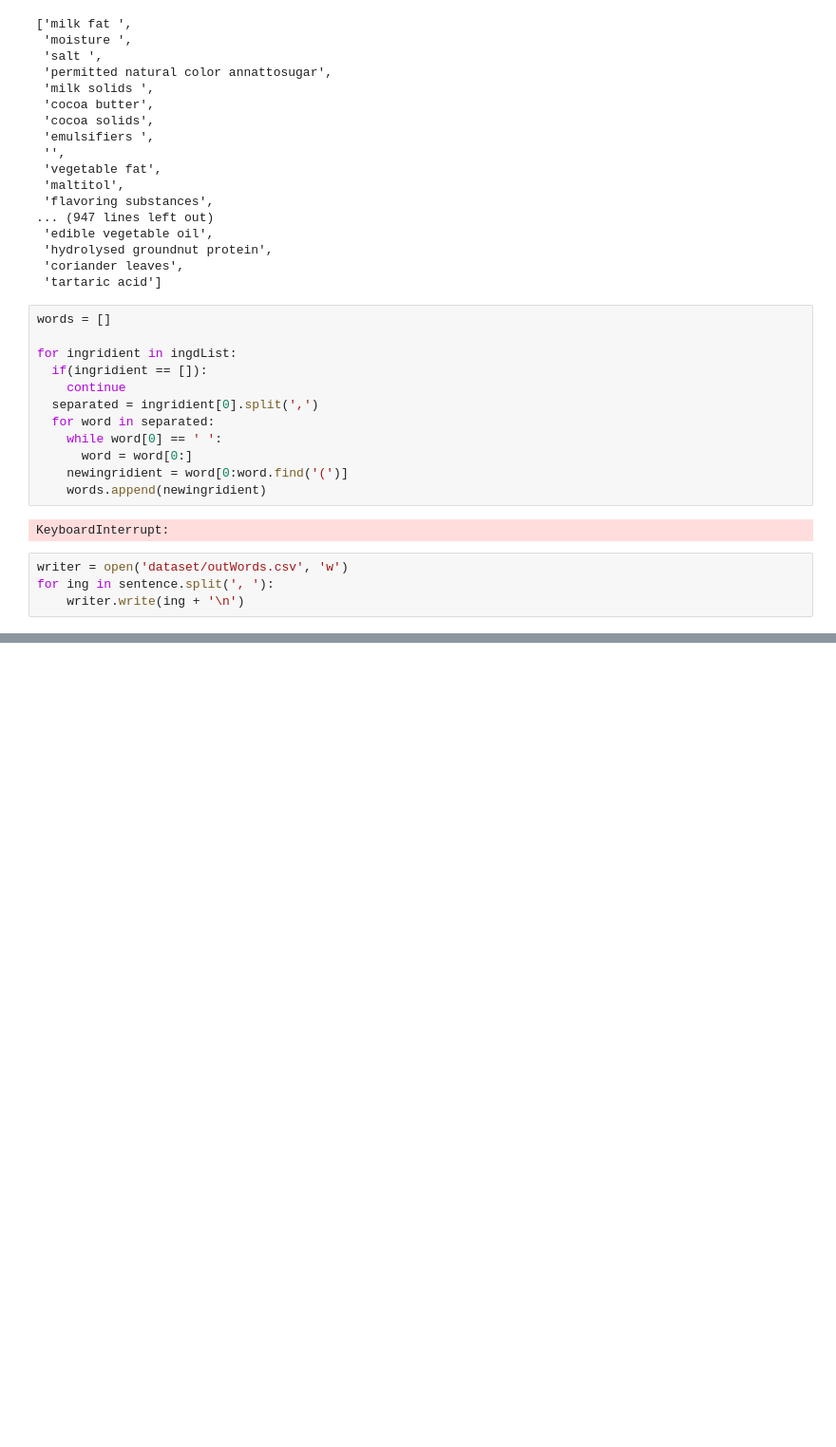
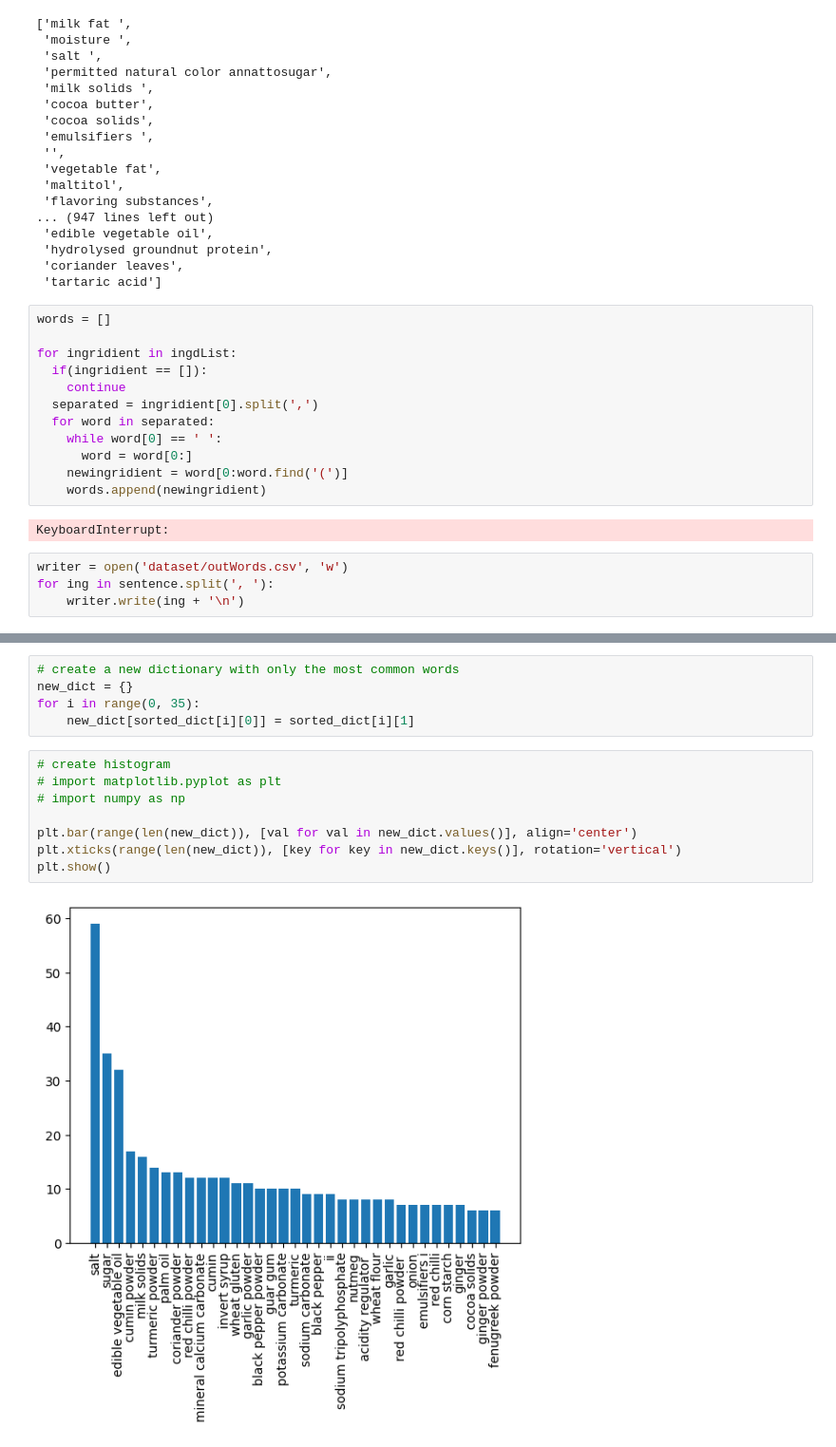
Before and after one commit to aharnishp/InsightScan-ML, a Jupyter notebook: data-cleaning/ML_data_visualization.ipynb, the cells around one changed output, grey strips where cells are left out. Shown: that part at 95% size. Cells and saved outputs as stored; diff of their text form; blank space fills up the shorter version.

```diff
--- a/data-cleaning/ML_data_visualization.ipynb
+++ b/data-cleaning/ML_data_visualization.ipynb
@@ -127,0 +220,15 @@ for ing in sentence.split(', '):
+# %%
+# create a new dictionary with only the most common words
+new_dict = {}
+for i in range(0, 35):
+    new_dict[sorted_dict[i][0]] = sorted_dict[i][1]
+# %%
+# create histogram
+# import matplotlib.pyplot as plt
+# import numpy as np
+
+plt.bar(range(len(new_dict)), [val for val in new_dict.values()], align='center')
+plt.xticks(range(len(new_dict)), [key for key in new_dict.keys()], rotation='vertical')
+plt.show()
+# %% [output]
+[figure, added]
```
Also changed, not shown: parts of 6 cells of this notebook.
